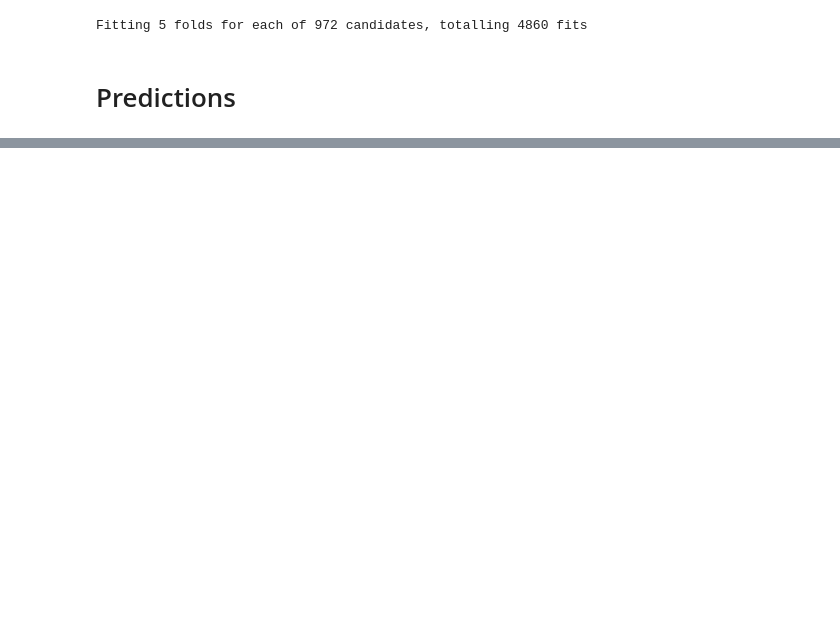
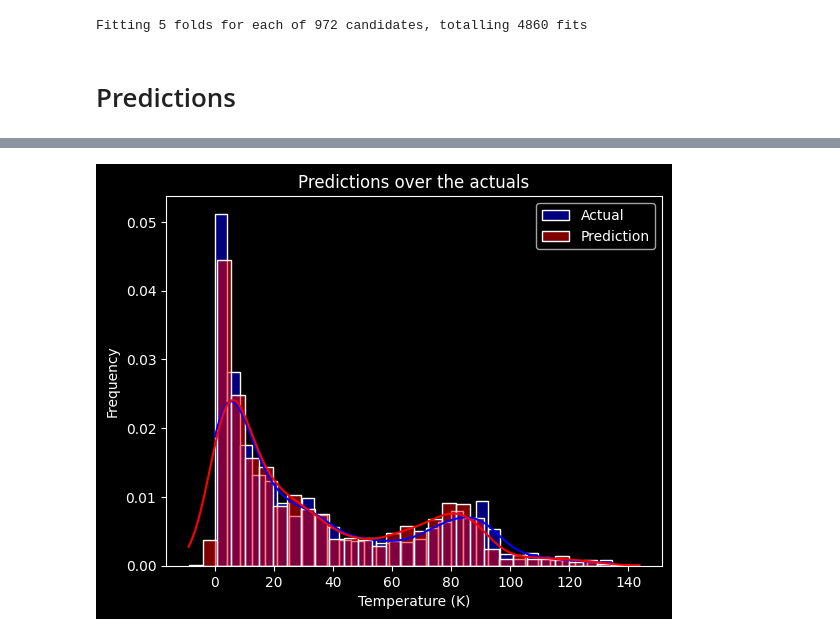
Before and after one commit to coderzhent/Machine-Learning, a Jupyter notebook: Final_Superconductivity/superconduct.ipynb, the cells around one changed output, grey strips where cells are left out. Saved outputs shown, nothing was run; the diff lists cells and outputs as text; code cells hidden in the pictures; blank space fills up the shorter version.

```diff
--- a/Final_Superconductivity/superconduct.ipynb
+++ b/Final_Superconductivity/superconduct.ipynb
@@ -134,16 +140,0 @@ for combi in itertools.combinations(rdm_nmbrs, 2):
-# %%
-X_rdm = df_train.copy().drop(columns=['critical_temp'])
-y_rdm = df_train['critical_temp']
-
-for i in range(0, len(rdm_combis)):
-    combi_model = xgb.XGBRFRegressor(device="cuda", random_state=rdm_combis[i][1])
-    X_tmp_trn, X_tmp_tst, y_tmp_trn, y_tmp_tst = train_test_split(X_rdm, y_rdm, test_size=0.2, random_state=rdm_combis[i][0])
-
-    combi_model.fit(X_tmp_trn, y_tmp_trn)
-    rdm_mdls.append(combi_model)
-    pred = combi_model.predict(X_tmp_tst)
-    mean_er = mean_absolute_error(y_tmp_tst, pred)
-    med_er = median_absolute_error(y_tmp_tst, pred)
-    r2_er = r2_score(y_tmp_tst, pred)
-    new_data = pd.DataFrame([[rdm_combis[i][0], rdm_combis[i][1], mean_er, med_er, r2_er]], columns=['Random Split', 'Random Model', 'Mean_Abs', 'Med_Abs', 'R2'])
-    rdm_stats = pd.concat([rdm_stats, new_data], ignore_index=True)
@@ -169,0 +236,13 @@ rdm_combi_sort_R2.tail(5)
+# %%
+sns.histplot(y_test, color='blue', kde=True, label='Actual', stat='density', bins=32)
+sns.histplot(pred, color='red', kde=True, label='Prediction', stat='density', bins=32)
+
+plt.xlabel('Temperature (K)')
+plt.ylabel('Frequency')
+plt.title('Predictions over the actuals')
+plt.legend()
+
+# Show the plot
+plt.show()
+# %% [output]
+[figure, added]
```
Also changed, not shown: parts of 35 cells of this notebook, 10 other files.
